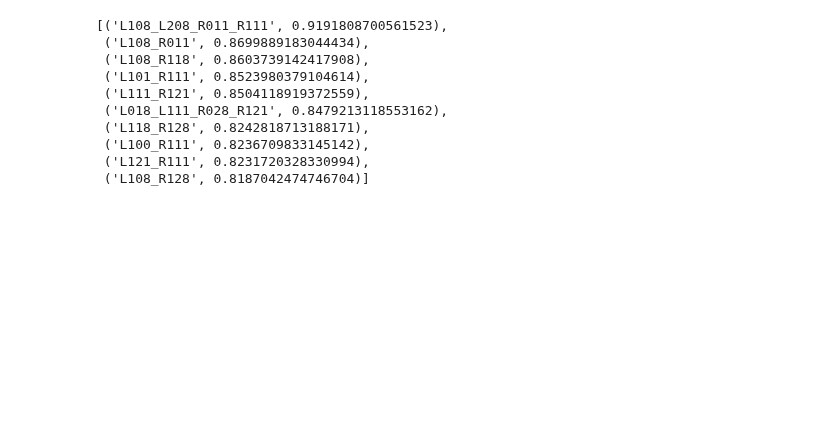
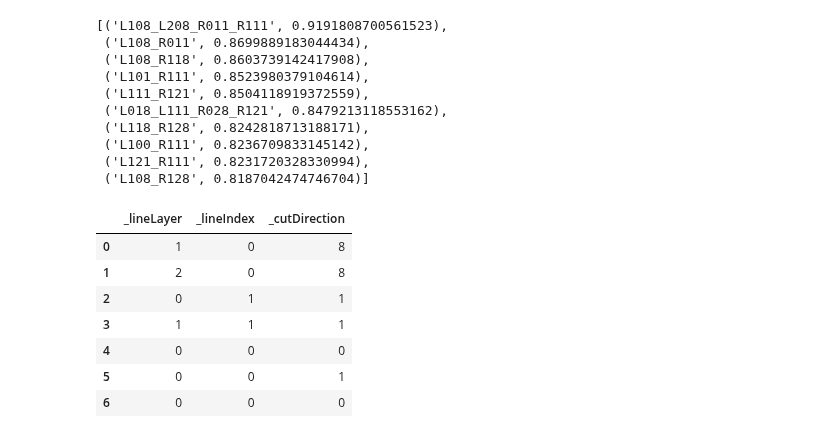
Before and after one commit to ronaldluc/DeepSaber, a Jupyter notebook: research/action_vectors/create_action_embeddings.ipynb, the cells around one changed output. Saved outputs shown, nothing was run; the diff lists cells and outputs as text; code cells hidden in the pictures; blank space fills up the shorter version.

```diff
--- a/research/action_vectors/create_action_embeddings.ipynb
+++ b/research/action_vectors/create_action_embeddings.ipynb
@@ -834,3 +860,18 @@ loaded_model.similar_by_word('L108_R111')
  ('L100_R111', 0.8236709833145142),
  ('L121_R111', 0.8231720328330994),
  ('L108_R128', 0.8187042474746704)]
+# %%
+import pandas as pd
+df = pd.DataFrame(pd.Series(['L108_L208_R011_R111', 'L000', 'L001_R000']).str.split('_').explode().str.split('').tolist(),
+            columns=['', '_type', '_lineLayer', '_lineIndex', '_cutDirection', ''])
+# %%
+df.drop(columns=['', '_type']).astype(int)
+# %% [output]
+|  | _lineLayer | _lineIndex | _cutDirection |
+| 0 | 1 | 0 | 8 |
+| 1 | 2 | 0 | 8 |
+| 2 | 0 | 1 | 1 |
+| 3 | 1 | 1 | 1 |
+| 4 | 0 | 0 | 0 |
+| 5 | 0 | 0 | 1 |
+| 6 | 0 | 0 | 0 |
```
Also changed, not shown: parts of 5 cells of this notebook, 8 other files.
